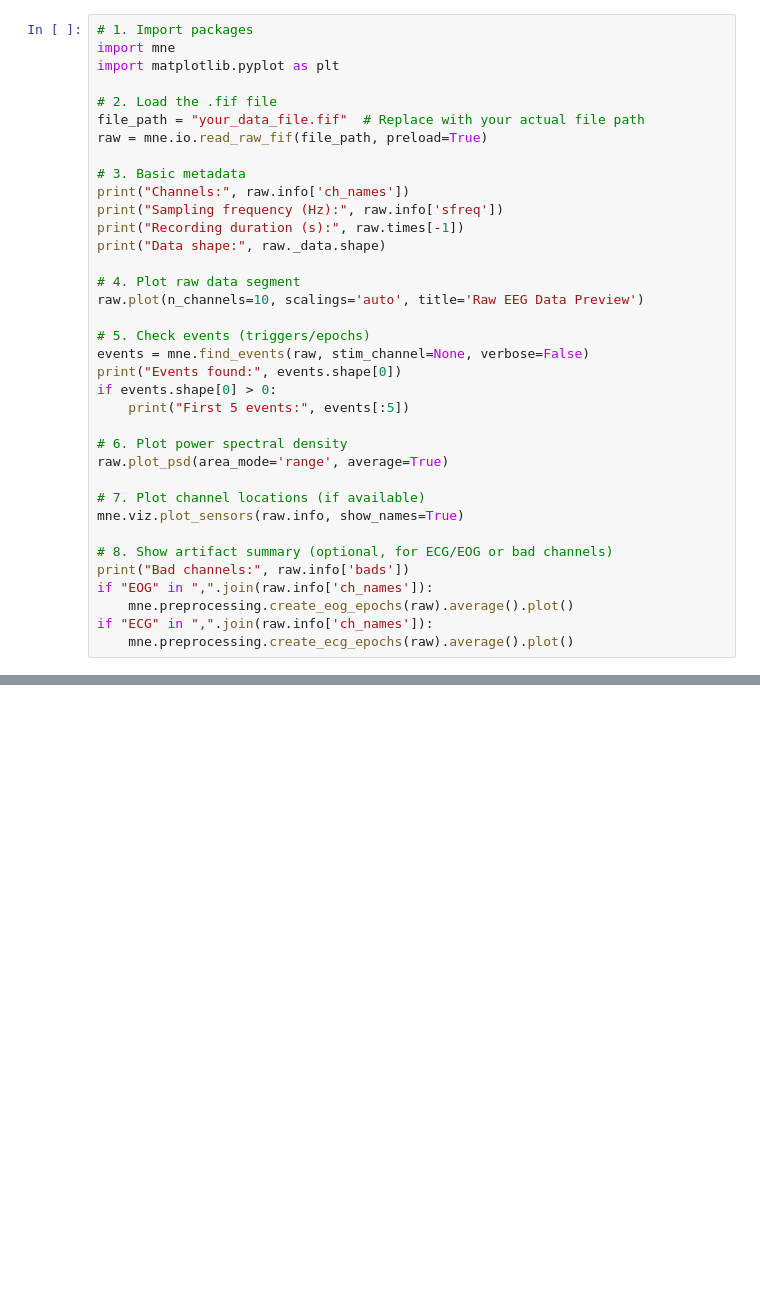
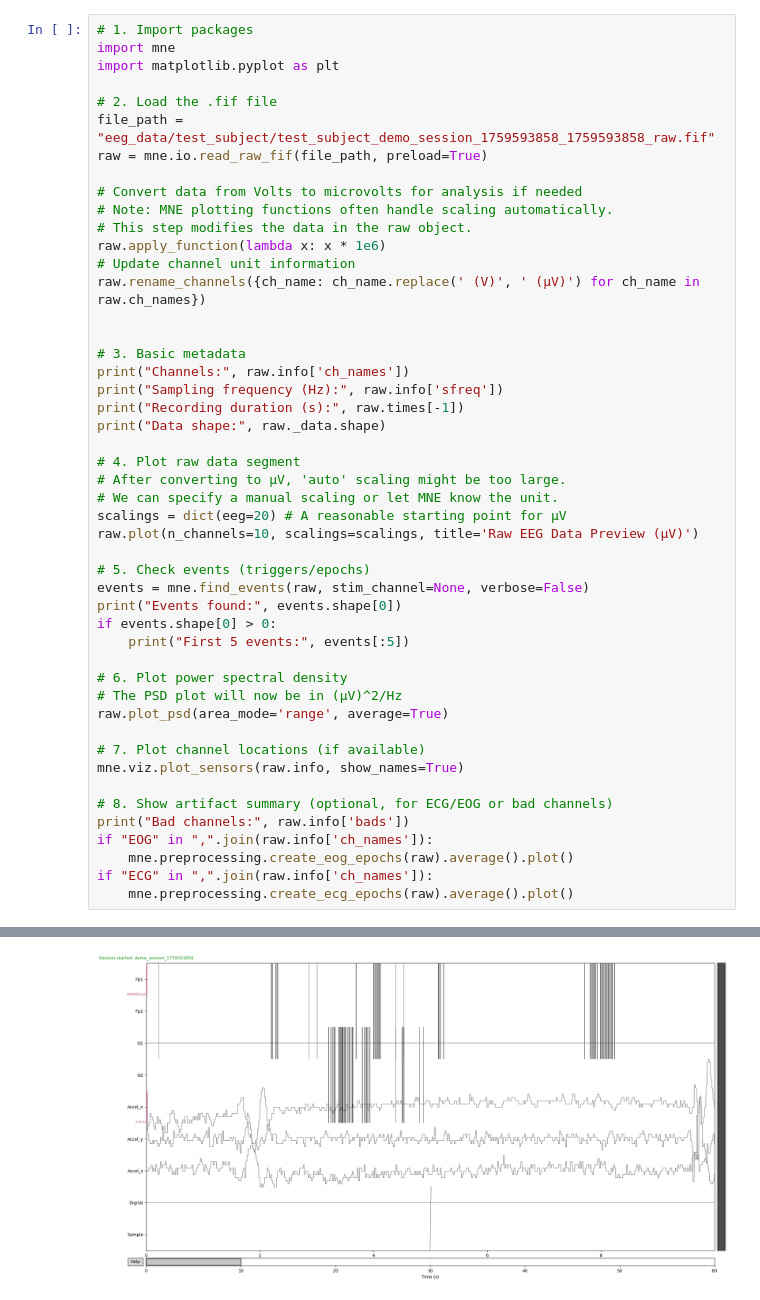
Before and after one commit to KN-Neuron/HackYeah, a Jupyter notebook: EDA.ipynb, the cells around one changed output, grey strips where cells are left out. Cells and saved outputs as stored; diff of their text form; blank space fills up the shorter version.

```diff
--- a/EDA.ipynb
+++ b/EDA.ipynb
@@ -6,8 +24,16 @@ import mne
 import matplotlib.pyplot as plt
 
 # 2. Load the .fif file
-file_path = "your_data_file.fif"  # Replace with your actual file path
+file_path = "eeg_data/test_subject/test_subject_demo_session_1759593858_1759593858_raw.fif"
 raw = mne.io.read_raw_fif(file_path, preload=True)
+
+# Convert data from Volts to microvolts for analysis if needed
+# Note: MNE plotting functions often handle scaling automatically.
+# This step modifies the data in the raw object.
+raw.apply_function(lambda x: x * 1e6)
+# Update channel unit information
+raw.rename_channels({ch_name: ch_name.replace(' (V)', ' (µV)') for ch_name in raw.ch_names})
+
 
 # 3. Basic metadata
 print("Channels:", raw.info['ch_names'])
@@ -16,7 +42,10 @@ print("Recording duration (s):", raw.times[-1])
 print("Data shape:", raw._data.shape)
 
 # 4. Plot raw data segment
-raw.plot(n_channels=10, scalings='auto', title='Raw EEG Data Preview')
+# After converting to µV, 'auto' scaling might be too large.
+# We can specify a manual scaling or let MNE know the unit.
+scalings = dict(eeg=20) # A reasonable starting point for µV
+raw.plot(n_channels=10, scalings=scalings, title='Raw EEG Data Preview (µV)')
 
 # 5. Check events (triggers/epochs)
 events = mne.find_events(raw, stim_channel=None, verbose=False)
@@ -25,6 +54,7 @@ if events.shape[0] > 0:
     print("First 5 events:", events[:5])
 
 # 6. Plot power spectral density
+# The PSD plot will now be in (µV)^2/Hz
 raw.plot_psd(area_mode='range', average=True)
 
 # 7. Plot channel locations (if available)
@@ -36,3 +66,4 @@ if "EOG" in ",".join(raw.info['ch_names']):
     mne.preprocessing.create_eog_epochs(raw).average().plot()
 if "ECG" in ",".join(raw.info['ch_names']):
     mne.preprocessing.create_ecg_epochs(raw).average().plot()
+# %% [output]
@@ -38,0 +74 @@ if "ECG" in ",".join(raw.info['ch_names']):
+[figure, added]
```
Also changed, not shown: parts of 2 cells of this notebook, 15 other files.
